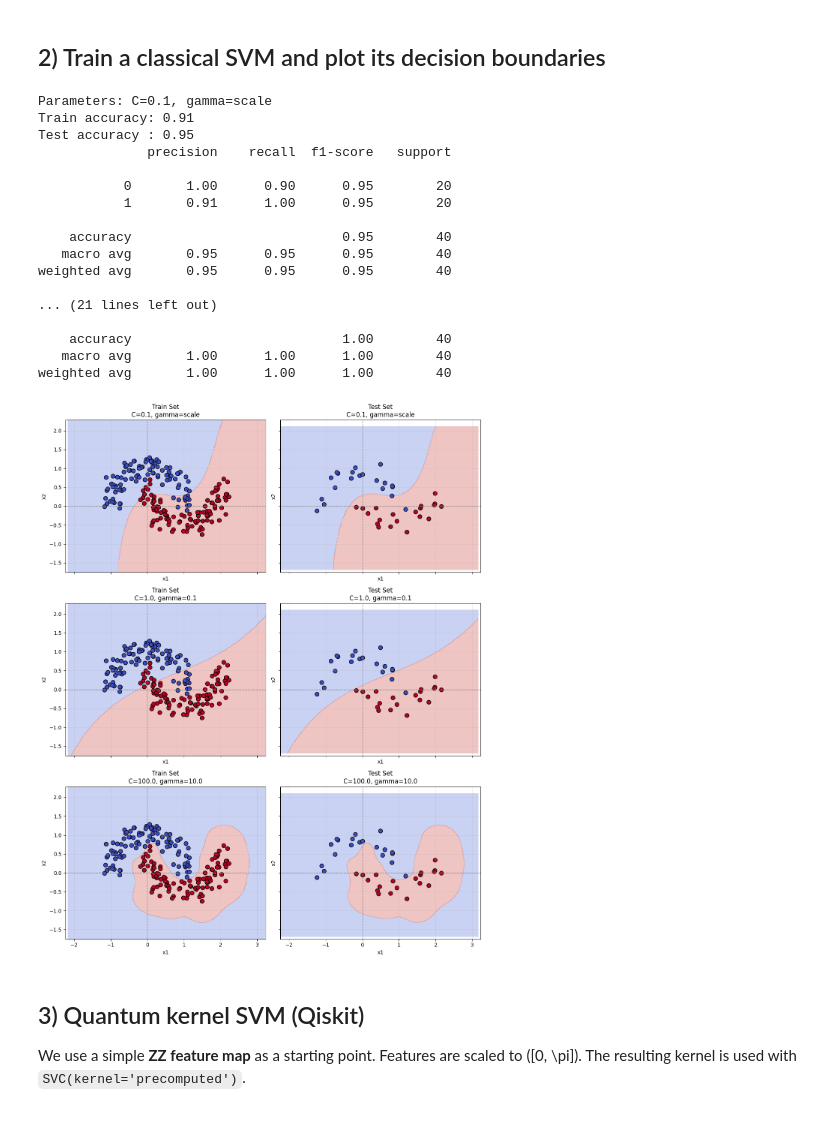
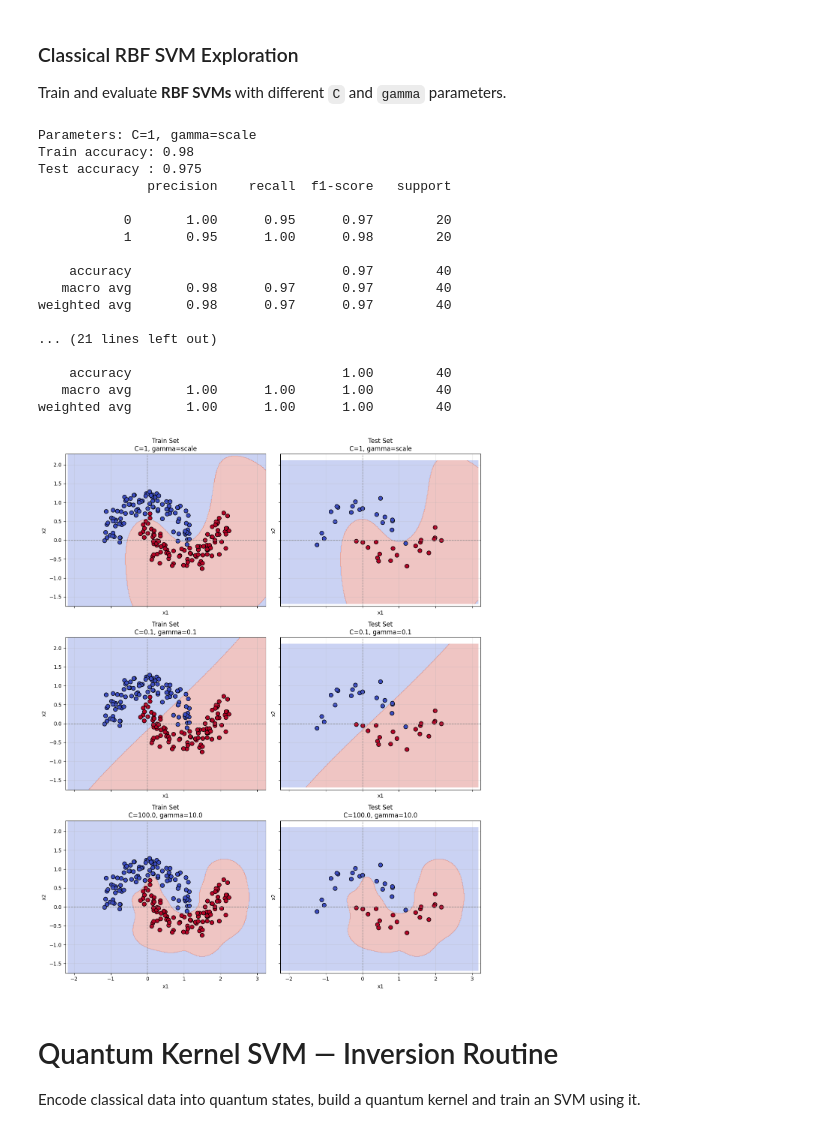
Before and after one commit to Kallistina/quantum_kernel_svm, a Jupyter notebook: Quantum_Kernel_SVM_Project.ipynb, the cells around one changed output. Cells and saved outputs as stored; diff of their text form; code cells hidden in the pictures.

```diff
--- a/Quantum_Kernel_SVM_Project.ipynb
+++ b/Quantum_Kernel_SVM_Project.ipynb
@@ -188,27 +160,31 @@ class1_train head:
 4 -0.113902  0.222940
 [figure]
 # %% [markdown]
-## 2) Train a classical SVM and plot its decision boundaries
+### Classical RBF SVM Exploration
+
+Train and evaluate **RBF SVMs** with different `C` and `gamma` parameters.
 # %%
+# --- Function to plot decision boundaries ---
 def plot_decision_boundaries(X, y, clf, ax, title="Decision Boundary"):
-    # Reduce to 2D if necessary
+    # Reduce to 2D using PCA if more than 2 features
     if X.shape[1] > 2:
         pca = PCA(n_components=2, random_state=42)
         X2 = pca.fit_transform(X)
-        clf.fit(X2, y)
-        xlabel, ylabel = "PC1", "PC2"
     else:
         X2 = X
-        xlabel, ylabel = "x1", "x2"
 
-    # Grid for contour
+    xlabel, ylabel = ("PC1", "PC2") if X.shape[1] > 2 else ("x1", "x2")
+
+    # Create grid for contour plot
     x_min, x_max = X2[:,0].min() - 1, X2[:,0].max() + 1
     y_min, y_max = X2[:,1].min() - 1, X2[:,1].max() + 1
     xx, yy = np.meshgrid(np.linspace(x_min, x_max, 300),
                          np.linspace(y_min, y_max, 300))
-    Z = clf.predict(np.c_[xx.ravel(), yy.ravel()])
-    Z = Z.reshape(xx.shape)
 
+    # Predict on grid
+    Z = clf.predict(np.c_[xx.ravel(), yy.ravel()]).reshape(xx.shape)
+
+    # Plot contour and data points
     ax.contourf(xx, yy, Z, alpha=0.3, cmap=plt.cm.coolwarm)
     ax.scatter(X2[:,0], X2[:,1], c=y, cmap=plt.cm.coolwarm, s=60, edgecolor="k")
     ax.set_xlabel(xlabel)
@@ -218,60 +194,61 @@ def plot_decision_boundaries(X, y, clf, ax, title="Decision Boundary"):
     ax.axvline(0, color="gray", linestyle="--", linewidth=1)
     ax.grid(alpha=0.3)
 
-# Define 3 parameter sets
+
+# --- SVM hyperparameter sets ---
 params = [
-    {"C": 0.1, "gamma": "scale"},
-    {"C": 1.0, "gamma": 0.1},
+    {"C": 1, "gamma": "scale"},
+    {"C": 0.1, "gamma": 0.1},
     {"C": 100.0, "gamma": 10.0}
 ]
 
-# Create figure with 3 rows (one for each parameter set) and 2 columns (train/test)
+# --- Subplots for train/test with different params ---
 fig, axes = plt.subplots(3, 2, figsize=(12, 15), sharex=True, sharey=True)
 
 for i, param in enumerate(params):
+    # Train SVM on training data
     clf = SVC(kernel="rbf", C=param["C"], gamma=param["gamma"], random_state=42)
     clf.fit(X_train, y_train)
 
-    # Evaluate
+    # Evaluate on train and test
     y_pred_train = clf.predict(X_train)
     y_pred_test  = clf.predict(X_test)
     print(f"\nParameters: C={param['C']}, gamma={param['gamma']}")
     print("Train accuracy:", accuracy_score(y_train, y_pred_train))
     print("Test accuracy :", accuracy_score(y_test, y_pred_test))
     print(classification_report(y_test, y_pred_test))
 
-    # Plot train set
+    # Plot decision boundaries
     plot_decision_boundaries(X_train, y_train, clf, axes[i, 0],
                              f"Train Set\nC={param['C']}, gamma={param['gamma']}")
-
-    # Plot test set
     plot_decision_boundaries(X_test, y_test, clf, axes[i, 1],
                              f"Test Set\nC={param['C']}, gamma={param['gamma']}")
 
 plt.tight_layout()
 plt.show()
 # %% [output]
-Parameters: C=0.1, gamma=scale
-Train accuracy: 0.91
-Test accuracy : 0.95
+Parameters: C=1, gamma=scale
+Train accuracy: 0.98
+Test accuracy : 0.975
               precision    recall  f1-score   support
 
-           0       1.00      0.90      0.95        20
-           1       0.91      1.00      0.95        20
+           0       1.00      0.95      0.97        20
+           1       0.95      1.00      0.98        20
 
-    accuracy                           0.95        40
-   macro avg       0.95      0.95      0.95        40
-weighted avg       0.95      0.95      0.95        40
+    accuracy                           0.97        40
+   macro avg       0.98      0.97      0.97        40
+weighted avg       0.98      0.97      0.97        40
 
 ... (21 lines left out)
 
     accuracy                           1.00        40
    macro avg       1.00      1.00      1.00        40
 weighted avg       1.00      1.00      1.00        40
-[figure, old version]
+[figure, new version]
 # %% [markdown]
-## 3) Quantum kernel SVM (Qiskit)
-We use a simple **ZZ feature map** as a starting point. Features are scaled to \([0, \pi]\). The resulting kernel is used with `SVC(kernel='precomputed')`.
+# Quantum Kernel SVM — Inversion Routine
+
+Encode classical data into quantum states, build a quantum kernel and train an SVM using it.
 # %%
 # --- Encode classical data into quantum states ---
 def encode_data(x):
```
Also changed, not shown: parts of 12 cells of this notebook, 1 other file.
